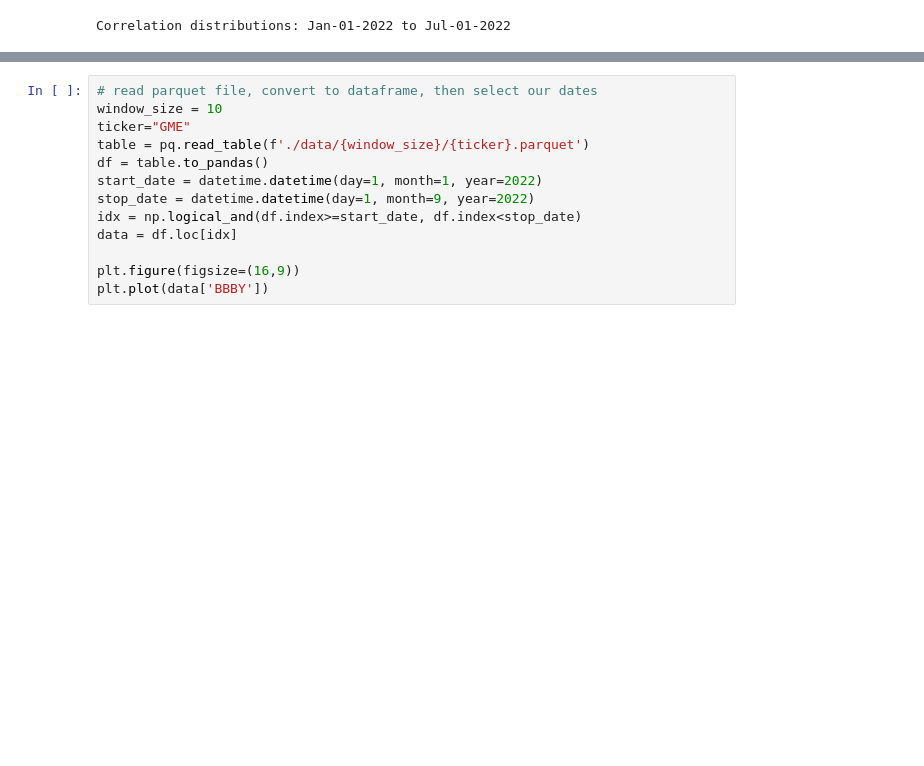
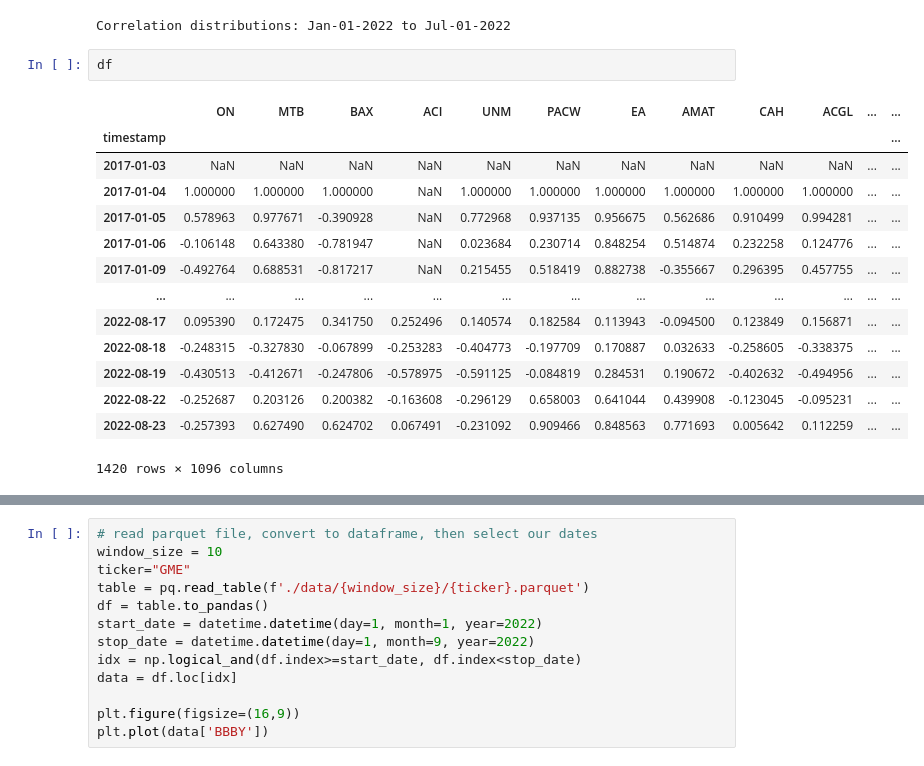
Before and after one commit to kirpi-1/stocks, a Jupyter notebook: notes.ipynb, the cells around one changed output, grey strips where cells are left out. Cells and saved outputs as stored; diff of their text form; blank space fills up the shorter version.

```diff
--- a/notes.ipynb
+++ b/notes.ipynb
@@ -251,4 +251,21 @@ idx+=5
 print(" "*80, end='\r')
 # %% [output]
 Correlation distributions: Jan-01-2022 to Jul-01-2022
+# %%
+df
+# %% [output]
+|  | ON | MTB | BAX | ACI | UNM | PACW | EA | AMAT | CAH | ACGL | ... | ... |
+| timestamp |  |  |  |  |  |  |  |  |  |  |  | ... |
+| 2017-01-03 | NaN | NaN | NaN | NaN | NaN | NaN | NaN | NaN | NaN | NaN | ... | ... |
+| 2017-01-04 | 1.000000 | 1.000000 | 1.000000 | NaN | 1.000000 | 1.000000 | 1.000000 | 1.000000 | 1.000000 | 1.000000 | ... | ... |
+| 2017-01-05 | 0.578963 | 0.977671 | -0.390928 | NaN | 0.772968 | 0.937135 | 0.956675 | 0.562686 | 0.910499 | 0.994281 | ... | ... |
+| 2017-01-06 | -0.106148 | 0.643380 | -0.781947 | NaN | 0.023684 | 0.230714 | 0.848254 | 0.514874 | 0.232258 | 0.124776 | ... | ... |
+| 2017-01-09 | -0.492764 | 0.688531 | -0.817217 | NaN | 0.215455 | 0.518419 | 0.882738 | -0.355667 | 0.296395 | 0.457755 | ... | ... |
+| ... | ... | ... | ... | ... | ... | ... | ... | ... | ... | ... | ... | ... |
+| 2022-08-17 | 0.095390 | 0.172475 | 0.341750 | 0.252496 | 0.140574 | 0.182584 | 0.113943 | -0.094500 | 0.123849 | 0.156871 | ... | ... |
+| 2022-08-18 | -0.248315 | -0.327830 | -0.067899 | -0.253283 | -0.404773 | -0.197709 | 0.170887 | 0.032633 | -0.258605 | -0.338375 | ... | ... |
+| 2022-08-19 | -0.430513 | -0.412671 | -0.247806 | -0.578975 | -0.591125 | -0.084819 | 0.284531 | 0.190672 | -0.402632 | -0.494956 | ... | ... |
+| 2022-08-22 | -0.252687 | 0.203126 | 0.200382 | -0.163608 | -0.296129 | 0.658003 | 0.641044 | 0.439908 | -0.123045 | -0.095231 | ... | ... |
+| 2022-08-23 | -0.257393 | 0.627490 | 0.624702 | 0.067491 | -0.231092 | 0.909466 | 0.848563 | 0.771693 | 0.005642 | 0.112259 | ... | ... |
+1420 rows × 1096 columns
 # %%
```
Also changed, not shown: parts of 7 cells of this notebook, 13 other files.
